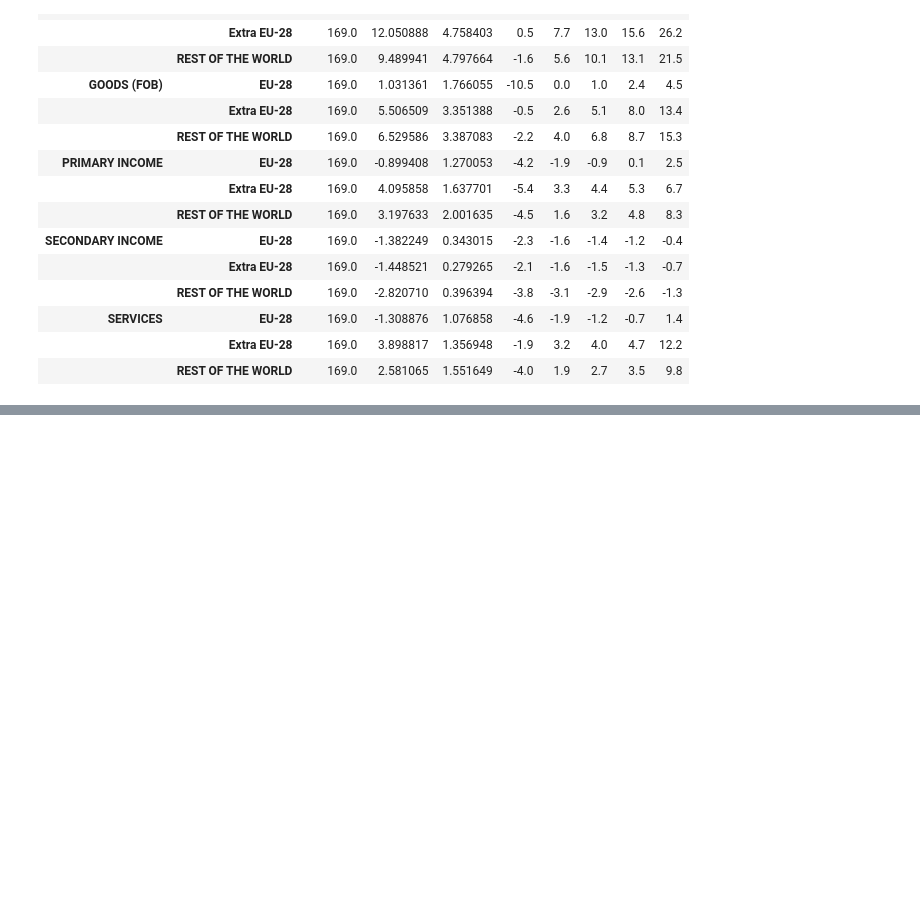
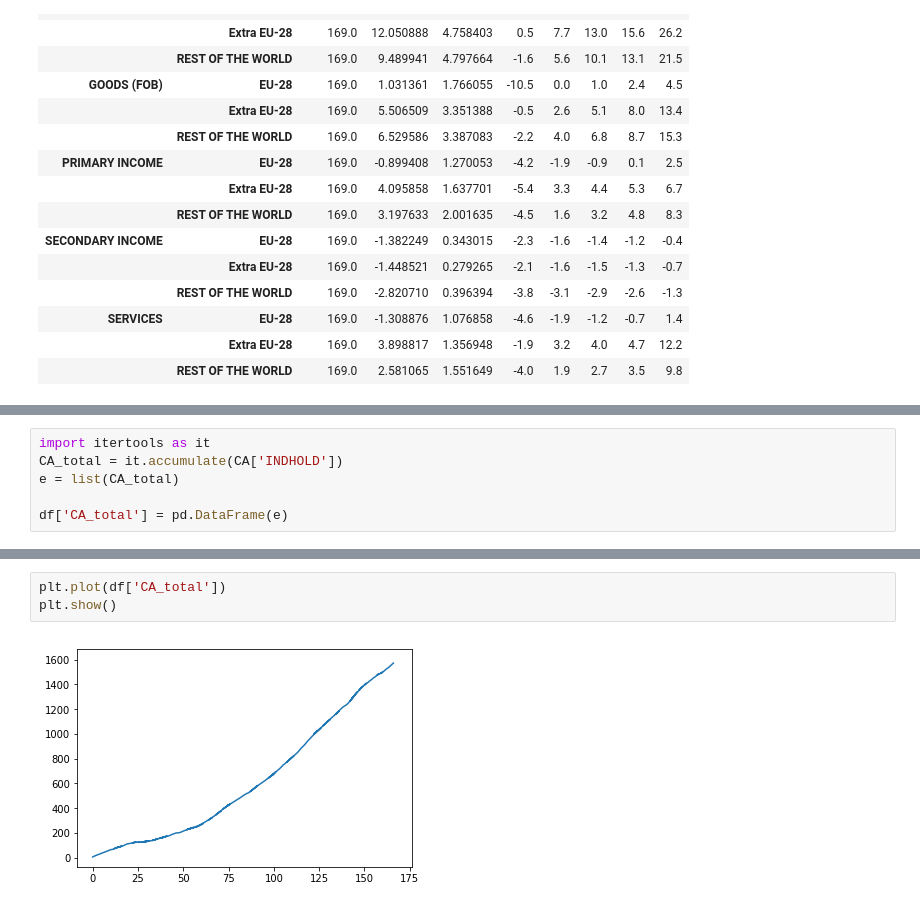
Before and after one commit to MartinBA741/Data_Project, a Jupyter notebook: Data Analysis Project.ipynb, the cells around one changed output, grey strips where cells are left out. Saved outputs shown, nothing was run; the diff lists cells and outputs as text; blank space fills up the shorter version.

Commit message:
Accumulate

```diff
--- a/Data Analysis Project.ipynb
+++ b/Data Analysis Project.ipynb
@@ -157,3 +149,9 @@ plt.title('Current Account')
 plt.savefig('Historical plot', bbox_inches='tight')
 # %% [output]
 [figure]
+# %%
+import itertools as it
+CA_total = it.accumulate(CA['INDHOLD'])
+e = list(CA_total)
+
+df['CA_total'] = pd.DataFrame(e)
@@ -159,0 +172,5 @@ plt.savefig('Historical plot', bbox_inches='tight')
+# %%
+plt.plot(df['CA_total'])
+plt.show()
+# %% [output]
+[figure, added]
```
Also changed, not shown: parts of 3 cells of this notebook.
